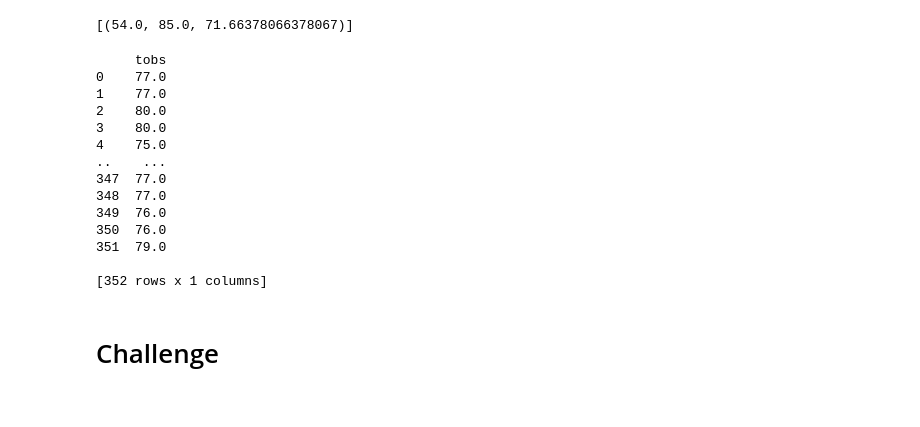
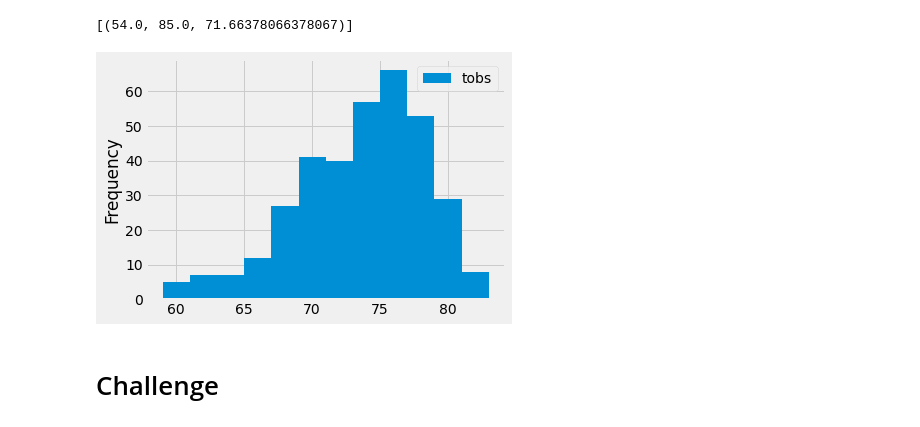
Before and after one commit to BiancaTaisePommerening/surfs_up, a Jupyter notebook: climate_analysis.ipynb, the cells around one changed output. Drawn from its saved outputs; the diff is of its cells as text; code cells hidden in the pictures.

```diff
--- a/climate_analysis.ipynb
+++ b/climate_analysis.ipynb
@@ -170,46 +170,40 @@ filter(Measurement.station == 'USC00519281').all()
 # %%
 # 10.Choose the station with the highest number of temperature observations.
 # Query the last 12 months of temperature observation data for this station and plot the results as a histogram
 # 10.a) pull Measurement.tobs in order to get our total observations count
 session.query(Measurement.tobs)
 
 # 10.b) filter out all the stations except the most active station with filter(Measurement.station == 'USC00519281').
 results = session.query(Measurement.tobs).\
 filter(Measurement.station == 'USC00519281')
 
 # 10.c) apply another filter to consider only the most recent year.
 results = session.query(Measurement.tobs).\
 filter(Measurement.station == 'USC00519281').\
 filter(Measurement.date >= prev_year)
 
 # 10.d) add the .all() function to save our results as a list
 results = session.query(Measurement.tobs).\
 filter(Measurement.station == 'USC00519281').\
 filter(Measurement.date >= prev_year).all()
 
 # 10.e) print the results
 #print(results)
 
 # 10.f) convert the results to a DataFrame for easier reading.
 df = pd.DataFrame(results, columns=['tobs'])
 
 # 10.g) print the results
-print(df)
+#print(df)
+
+# 10.h) To create the histogram, we need to use the plot() function
+# and the hist() function and add the number of bins as a parameter.
+df.plot.hist(bins=12)
+
+# 10.i) compress the x-axis labels so that they fit into the box holding our plot, by using the plt.tight_layout().
+plt.tight_layout()
 # %% [output]
-     tobs
-0    77.0
-1    77.0
-2    80.0
-3    80.0
-4    75.0
-..    ...
-347  77.0
-348  77.0
-349  76.0
-350  76.0
-351  79.0
-
-[352 rows x 1 columns]
+[figure, added]
 # %%
 # Write a function called `calc_temps` that will accept start date and end date in the format '%Y-%m-%d'
 # and return the minimum, average, and maximum temperatures for that range of dates
```
